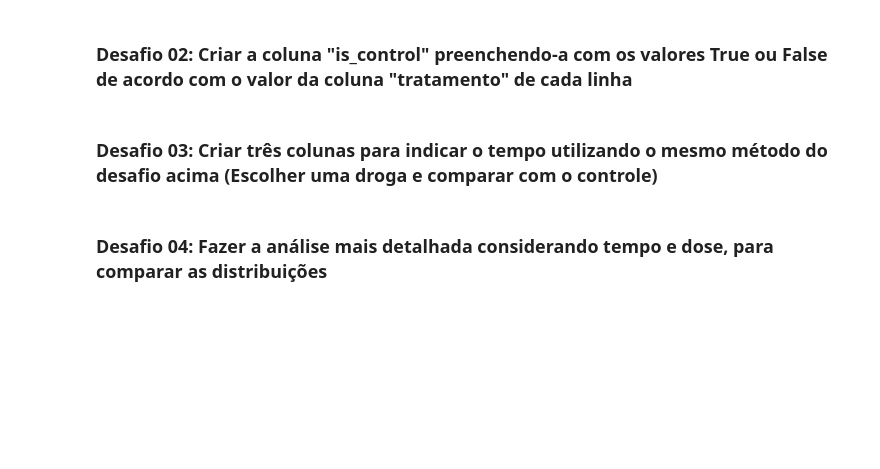
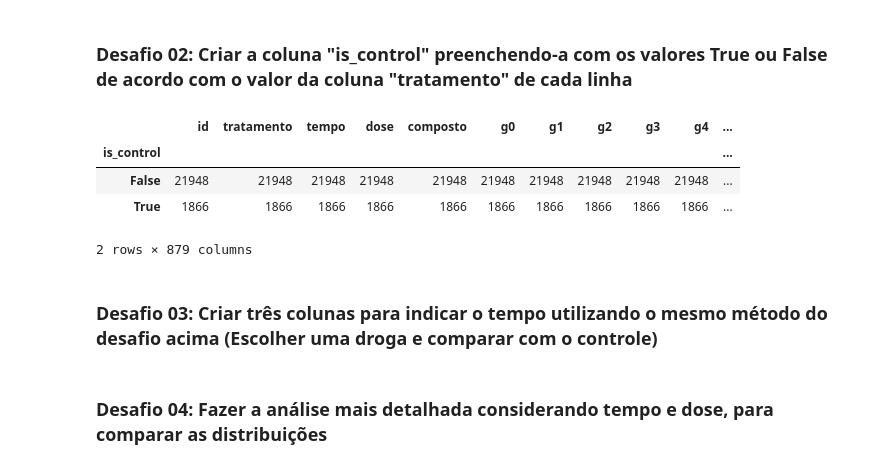
Before and after one commit to marcelsby/alura-imersao-dados-2021, a Jupyter notebook: src/Imersão Dados.ipynb, the cells around one changed output. Saved outputs shown, nothing was run; the diff lists cells and outputs as text; code cells hidden in the pictures; blank space fills up the shorter version.

```diff
--- a/src/Imersão Dados.ipynb
+++ b/src/Imersão Dados.ipynb
@@ -862,7 +893,15 @@ merged_data.sort_values('composto')
 # %% [markdown]
 ### Desafio 02: Criar a coluna "is_control" preenchendo-a com os valores True ou False de acordo com o valor da coluna "tratamento" de cada linha
 # %%
-### Resolução
+merged_data = merged_data.assign(is_control=(merged_data['tratamento'] == 'com_controle'))
+
+merged_data.groupby('is_control')
+# %% [output]
+|  | id | tratamento | tempo | dose | composto | g0 | g1 | g2 | g3 | g4 | ... |
+| is_control |  |  |  |  |  |  |  |  |  |  | ... |
+| False | 21948 | 21948 | 21948 | 21948 | 21948 | 21948 | 21948 | 21948 | 21948 | 21948 | ... |
+| True | 1866 | 1866 | 1866 | 1866 | 1866 | 1866 | 1866 | 1866 | 1866 | 1866 | ... |
+2 rows × 879 columns
 # %% [markdown]
 ### Desafio 03: Criar três colunas para indicar o tempo utilizando o mesmo método do desafio acima (Escolher uma droga e comparar com o controle)
 # %%
```
Also changed, not shown: parts of 5 cells of this notebook.
